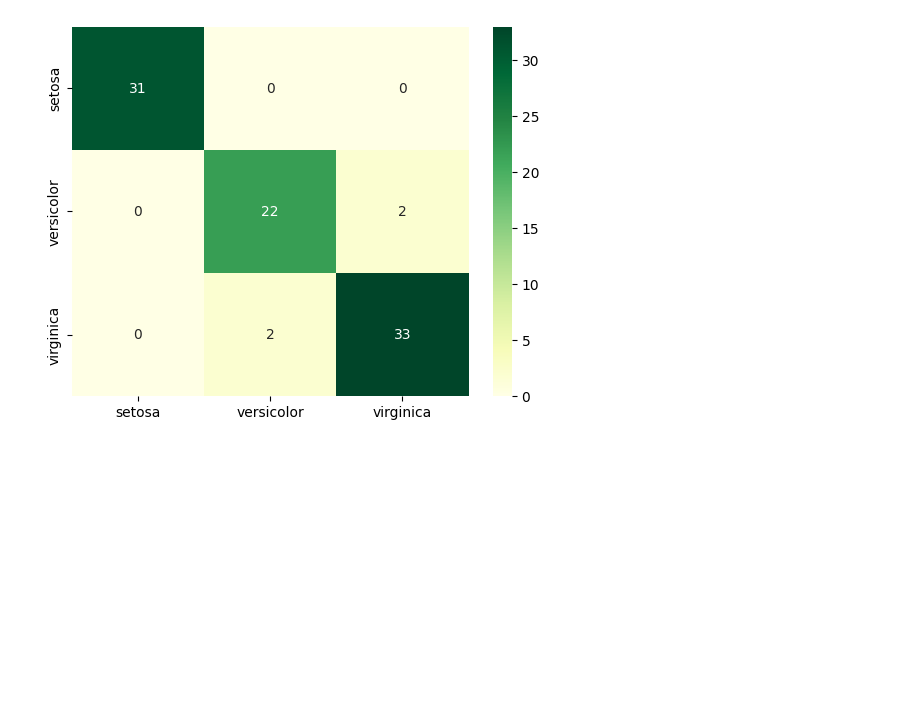
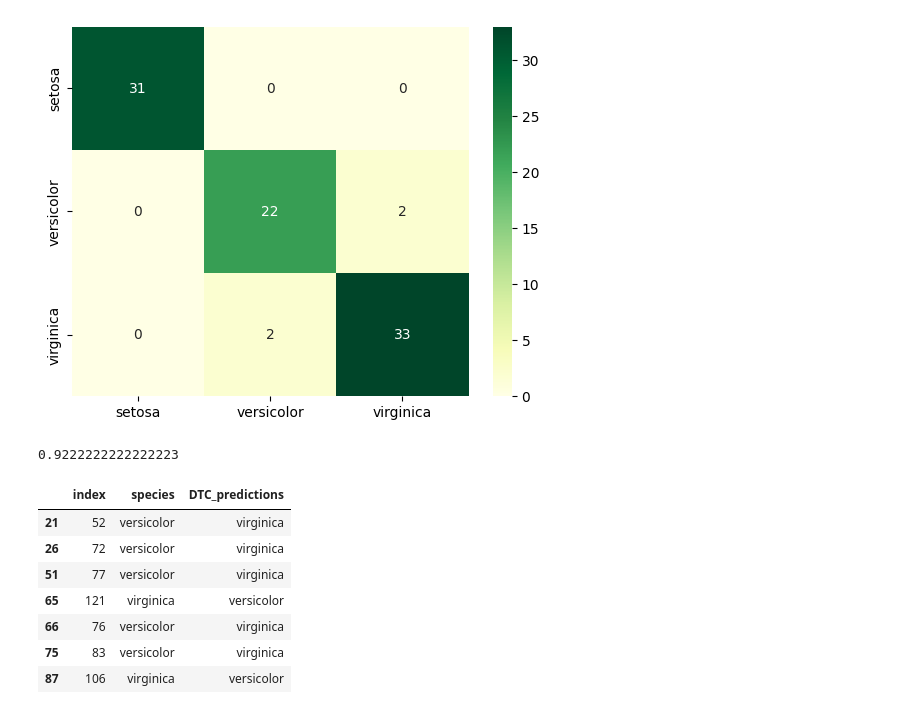
Before and after one commit to infohata/ptu5_intro_kursas, a Jupyter notebook: ai_logistic_regression.ipynb, the cells around one changed output. Drawn from its saved outputs; the diff is of its cells as text; code cells hidden in the pictures; blank space fills up the shorter version.

```diff
--- a/ai_logistic_regression.ipynb
+++ b/ai_logistic_regression.ipynb
@@ -184,3 +184,24 @@ sns.heatmap(cm, annot=True, xticklabels=iris['species'].unique(), yticklabels=ir
 # %% [output]
 <AxesSubplot: >
 [figure]
+# %%
+from sklearn.tree import DecisionTreeClassifier
+dtc = DecisionTreeClassifier().fit(features_train, target_train)
+# dtc.score(features_train, target_train)
+dtc.score(features_test, target_test)
+# %% [output]
+0.9222222222222223
+# %%
+dtc_predictions = pd.Series(dtc.predict(features_test), name="DTC_predictions")
+dtc_comparison = pd.concat([target_test.reset_index(), dtc_predictions], axis=1)
+dtc_errors = dtc_comparison[dtc_comparison['species'] != dtc_comparison['DTC_predictions']]
+dtc_errors
+# %% [output]
+|  | index | species | DTC_predictions |
+| 21 | 52 | versicolor | virginica |
+| 26 | 72 | versicolor | virginica |
+| 51 | 77 | versicolor | virginica |
+| 65 | 121 | virginica | versicolor |
+| 66 | 76 | versicolor | virginica |
+| 75 | 83 | versicolor | virginica |
+| 87 | 106 | virginica | versicolor |
```
Also changed, not shown: parts of 4 cells of this notebook.
